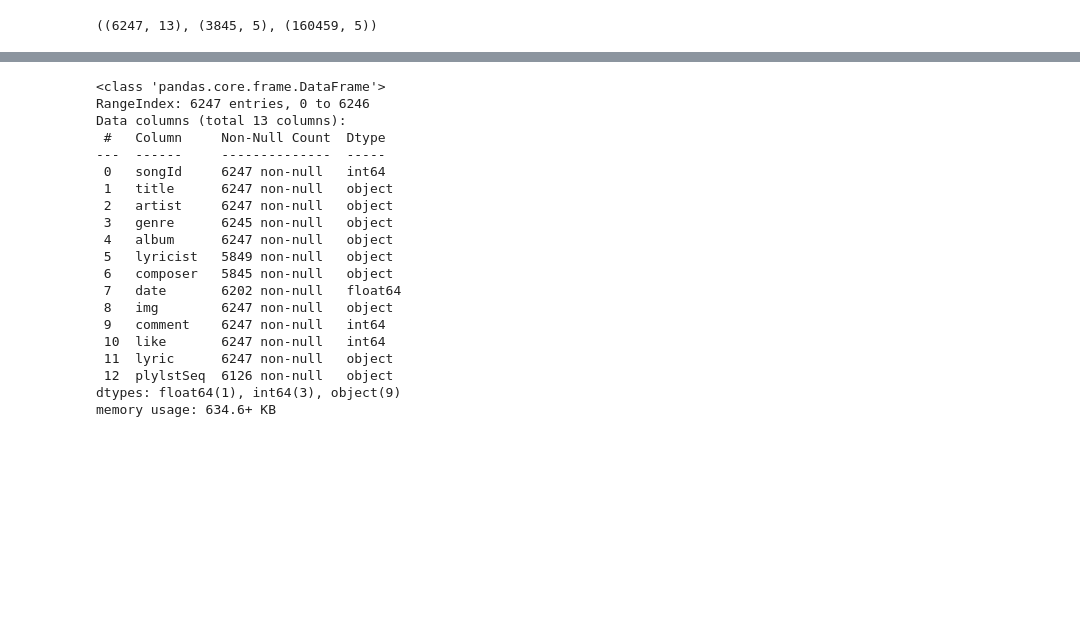
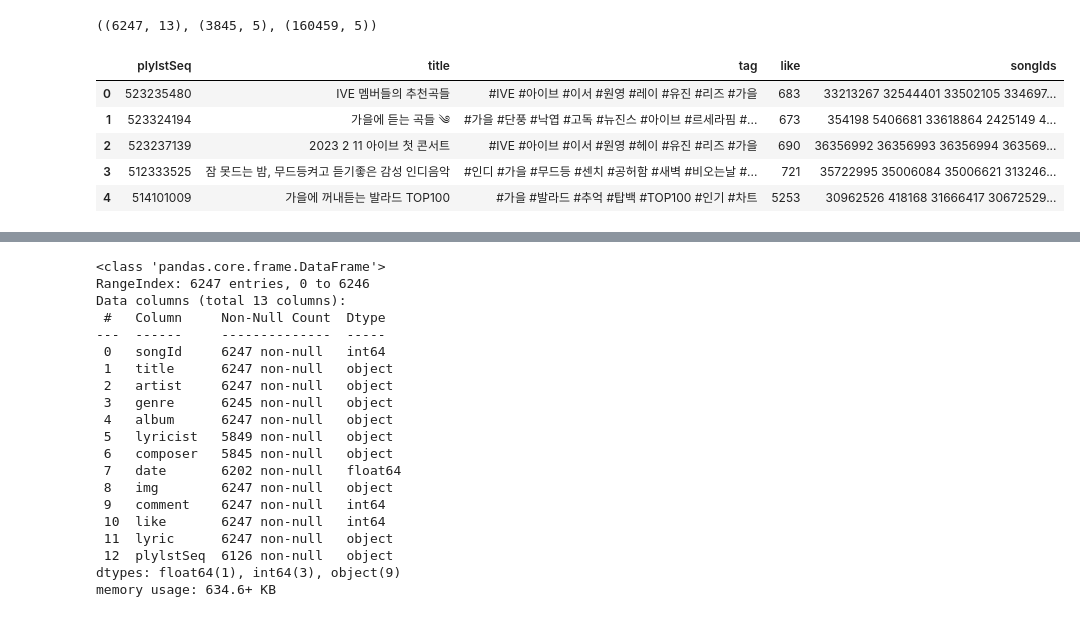
Before and after one commit to wowgang/DataAnalysis_Lecture-2023.04, a Jupyter notebook: 100.도전했조/플리기반.ipynb, the cells around one changed output, grey strips where cells are left out. Drawn from its saved outputs; the diff is of its cells as text; code cells hidden in the pictures; blank space fills up the shorter version.

```diff
--- a/100.도전했조/플리기반.ipynb
+++ b/100.도전했조/플리기반.ipynb
@@ -12,3 +12,12 @@ plist2 = pd.read_csv(plist_filename2)
 df.shape, plist1.shape, plist2.shape
 # %% [output]
 ((6247, 13), (3845, 5), (160459, 5))
+# %%
+plist1.head()
+# %% [output]
+|  | plylstSeq | title | tag | like | songIds |
+| 0 | 523235480 | IVE 멤버들의 추천곡들 | #IVE #아이브 #이서 #원영 #레이 #유진 #리즈 #가을 | 683 | 33213267 32544401 33502105 334697... |
+| 1 | 523324194 | 가을에 듣는 곡들 ༄ | #가을 #단풍 #낙엽 #고독 #뉴진스 #아이브 #르세라핌 #... | 673 | 354198 5406681 33618864 2425149 4... |
+| 2 | 523237139 | 2023 2 11 아이브 첫 콘서트 | #IVE #아이브 #이서 #원영 #헤이 #유진 #리즈 #가을 | 690 | 36356992 36356993 36356994 363569... |
+| 3 | 512333525 | 잠 못드는 밤, 무드등켜고 듣기좋은 감성 인디음악 | #인디 #가을 #무드등 #센치 #공허함 #새벽 #비오는날 #... | 721 | 35722995 35006084 35006621 313246... |
+| 4 | 514101009 | 가을에 꺼내듣는 발라드 TOP100 | #가을 #발라드 #추억 #탑백 #TOP100 #인기 #차트 | 5253 | 30962526 418168 31666417 30672529... |
```
Also changed, not shown: parts of 1 cell of this notebook.
